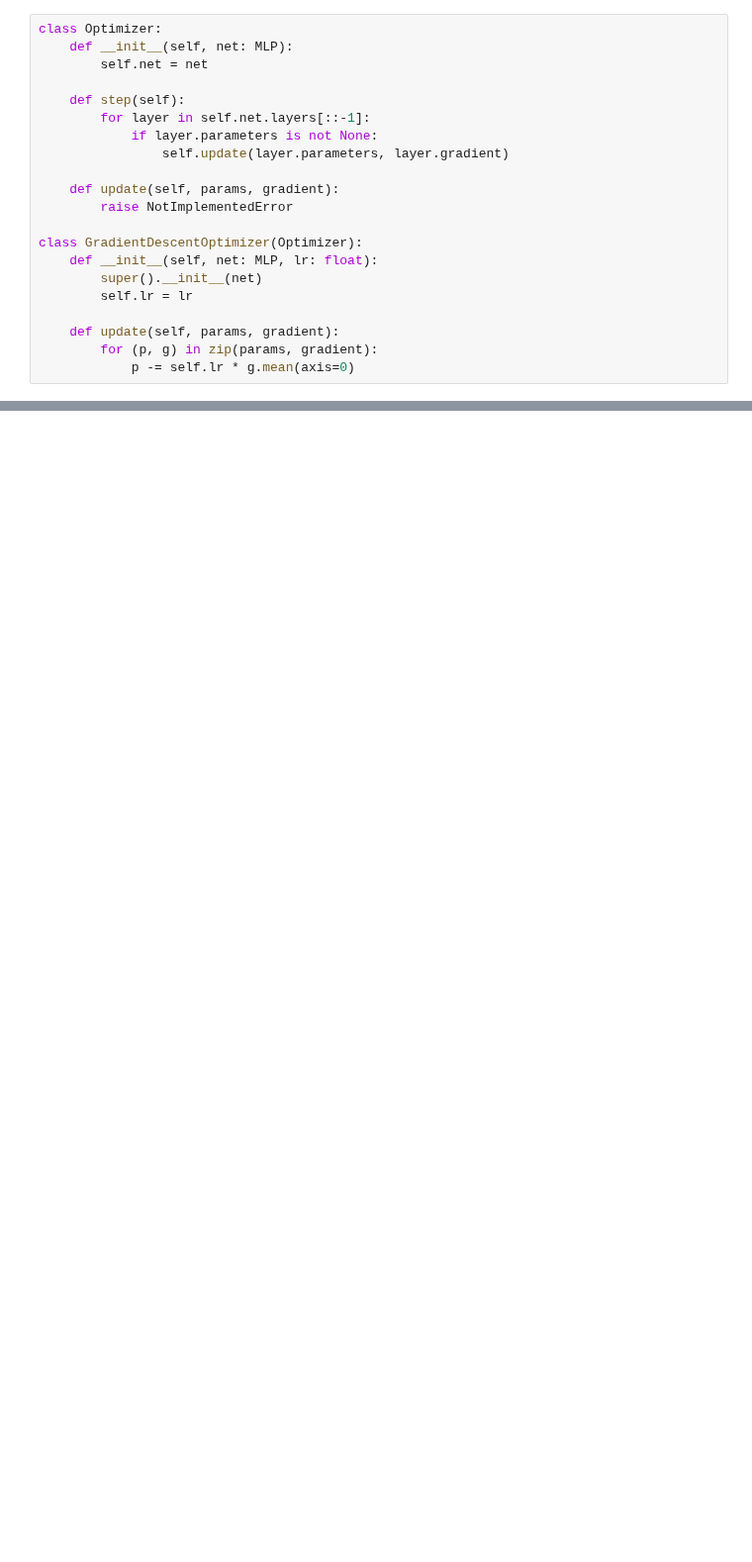
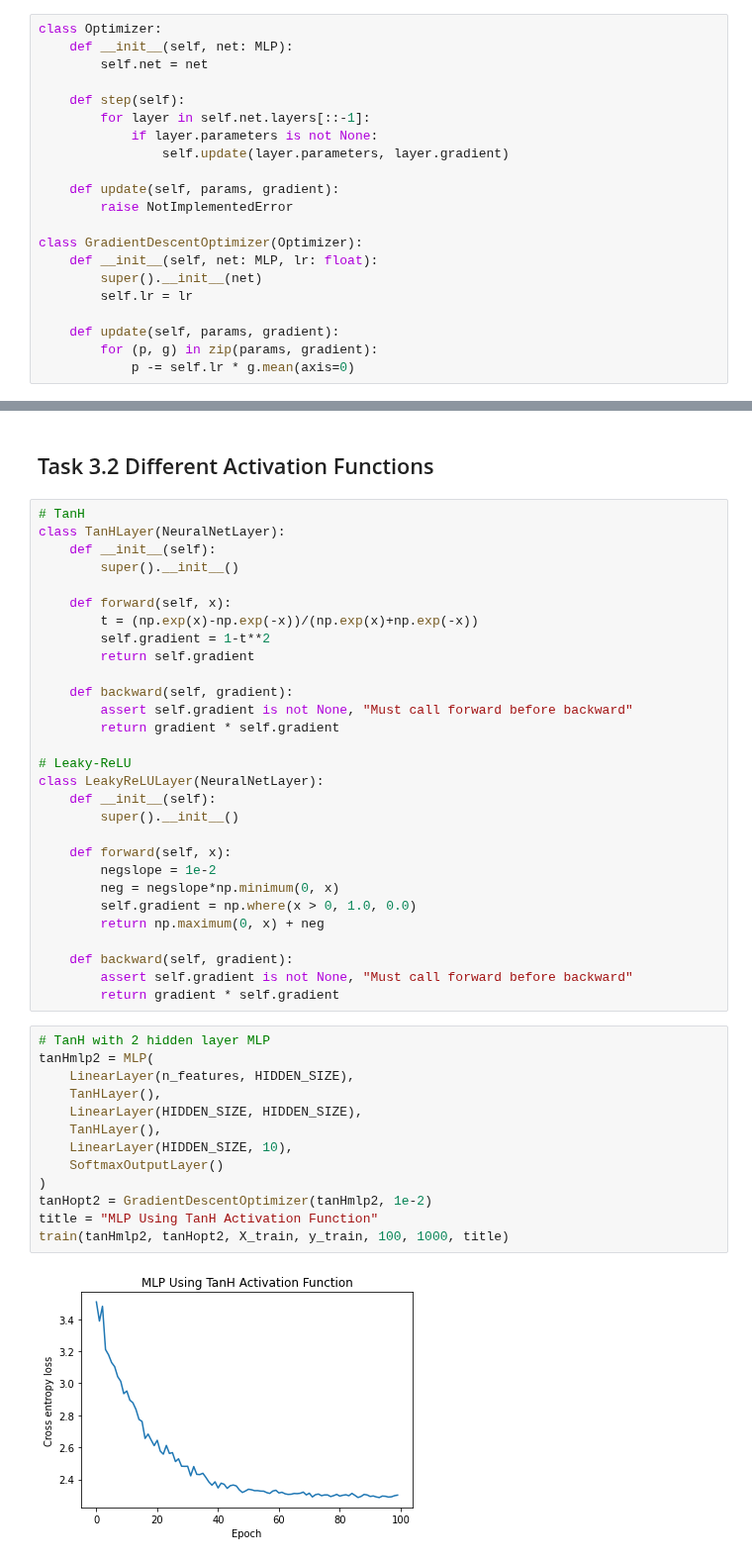
Before and after one commit to acollin19/comp551, a Jupyter notebook: A3/assignment3_group_24.ipynb, the cells around one changed output, grey strips where cells are left out. Shown at 99% size. Saved outputs shown, nothing was run; the diff lists cells and outputs as text; blank space fills up the shorter version.

```diff
--- a/A3/assignment3_group_24.ipynb
+++ b/A3/assignment3_group_24.ipynb
@@ -221,0 +243,46 @@ np.sum(np.argmax(mlp2.forward(X_test), axis=1) == y_test_val) / X_test.shape[0]
+# %% [markdown]
+## Task 3.2 Different Activation Functions
+# %%
+# TanH
+class TanHLayer(NeuralNetLayer):
+    def __init__(self):
+        super().__init__()
+
+    def forward(self, x):
+        t = (np.exp(x)-np.exp(-x))/(np.exp(x)+np.exp(-x))
+        self.gradient = 1-t**2
+        return self.gradient
+
+    def backward(self, gradient):
+        assert self.gradient is not None, "Must call forward before backward"
+        return gradient * self.gradient
+
+# Leaky-ReLU
+class LeakyReLULayer(NeuralNetLayer):
+    def __init__(self):
+        super().__init__()
+
+    def forward(self, x):
+        negslope = 1e-2
+        neg = negslope*np.minimum(0, x)
+        self.gradient = np.where(x > 0, 1.0, 0.0)
+        return np.maximum(0, x) + neg
+
+    def backward(self, gradient):
+        assert self.gradient is not None, "Must call forward before backward"
+        return gradient * self.gradient
+# %%
+# TanH with 2 hidden layer MLP
+tanHmlp2 = MLP(
+    LinearLayer(n_features, HIDDEN_SIZE),
+    TanHLayer(),
+    LinearLayer(HIDDEN_SIZE, HIDDEN_SIZE),
+    TanHLayer(),
+    LinearLayer(HIDDEN_SIZE, 10),
+    SoftmaxOutputLayer()
+)
+tanHopt2 = GradientDescentOptimizer(tanHmlp2, 1e-2)
+title = "MLP Using TanH Activation Function"
+train(tanHmlp2, tanHopt2, X_train, y_train, 100, 1000, title)
+# %% [output]
+[figure, added]
```
Also changed, not shown: parts of 13 cells of this notebook.
